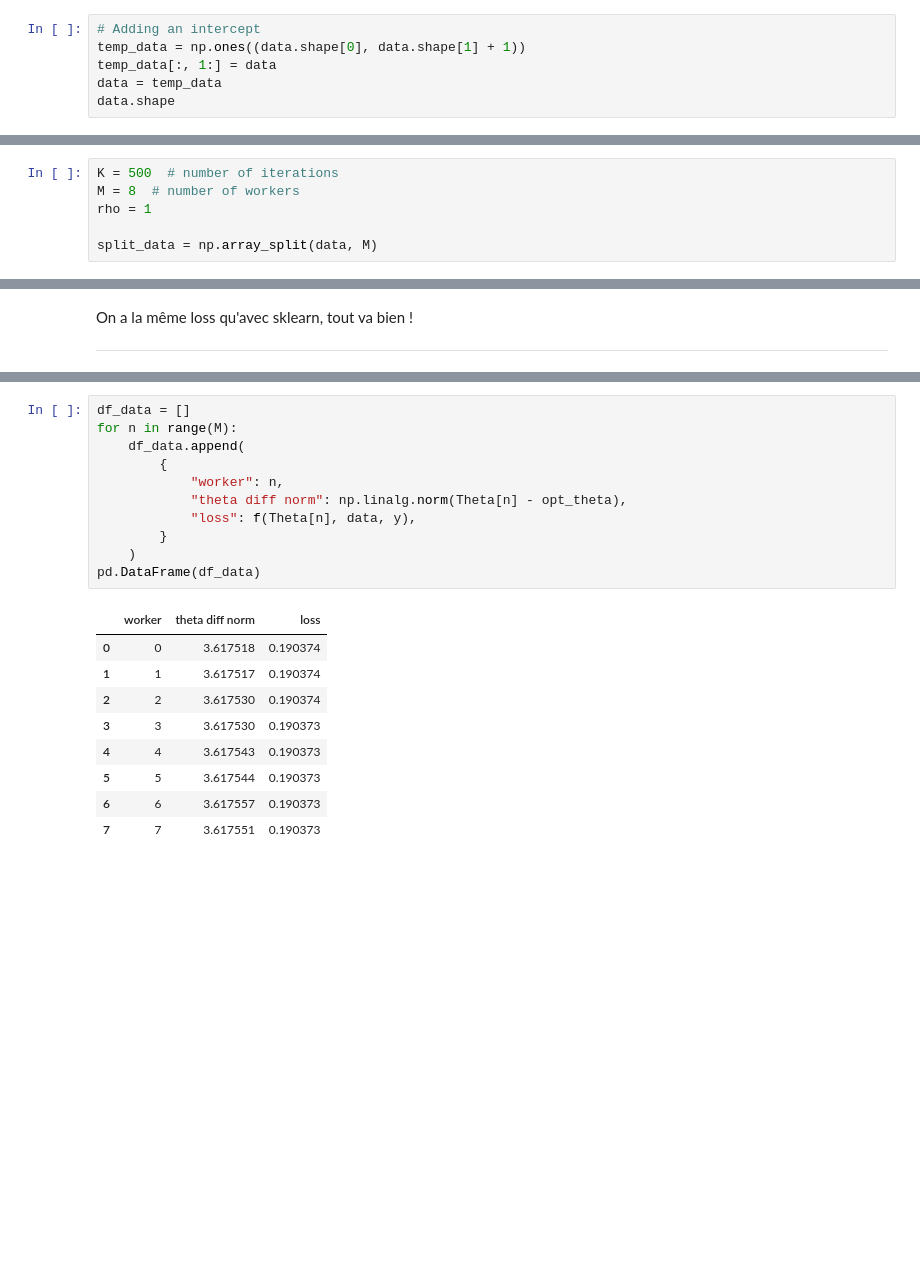
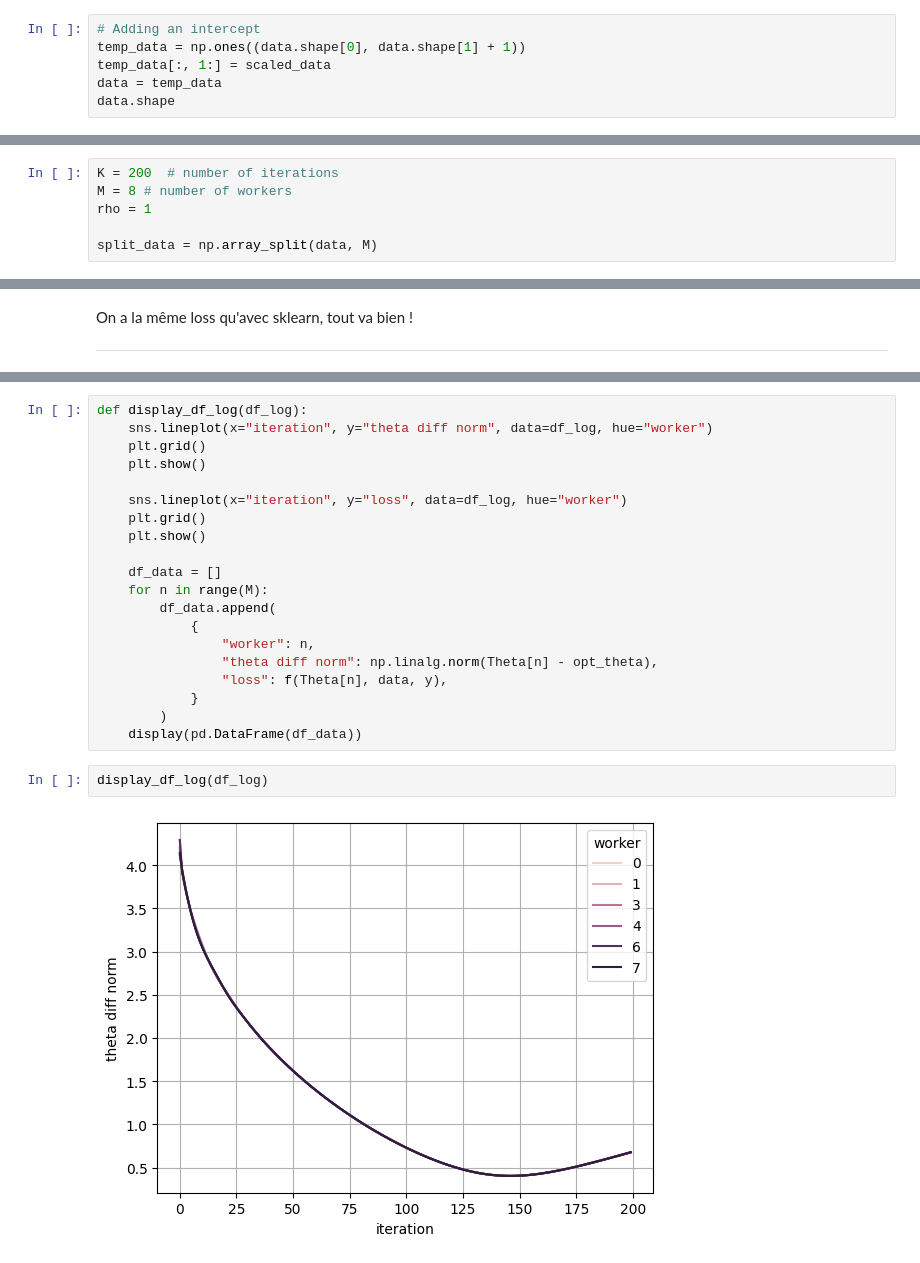
Before and after one commit to baptiste-pasquier/ensae-3a-gadmm, a Jupyter notebook: notebooks/GADMM.ipynb, the cells around one changed output, grey strips where cells are left out. Drawn from its saved outputs; the diff is of its cells as text; blank space fills up the shorter version.

```diff
--- a/notebooks/GADMM.ipynb
+++ b/notebooks/GADMM.ipynb
@@ -58,7 +59,7 @@ sns.lmplot(x="PC1", y="PC2", data=pca_df, hue="y", fit_reg=False, legend=True)
 # %%
 # Adding an intercept
 temp_data = np.ones((data.shape[0], data.shape[1] + 1))
-temp_data[:, 1:] = data
+temp_data[:, 1:] = scaled_data
 data = temp_data
 data.shape
 # %% [output]
@@ -100,8 +101,8 @@ loss
 # %% [markdown]
 ## GADMM not parallelized
 # %%
-K = 500  # number of iterations
-M = 8  # number of workers
+K = 200  # number of iterations
+M = 8 # number of workers
 rho = 1
 
 split_data = np.array_split(data, M)
@@ -260,21 +250,24 @@ array([ 4.99133386e+00, -2.97214427e+00, -7.44485422e-06, -1.54414145e+00,
 # %%
-df_data = []
-for n in range(M):
-    df_data.append(
-        {
-            "worker": n,
-            "theta diff norm": np.linalg.norm(Theta[n] - opt_theta),
-            "loss": f(Theta[n], data, y),
-        }
-    )
-pd.DataFrame(df_data)
+def display_df_log(df_log):
+    sns.lineplot(x="iteration", y="theta diff norm", data=df_log, hue="worker")
+    plt.grid()
+    plt.show()
+
+    sns.lineplot(x="iteration", y="loss", data=df_log, hue="worker")
+    plt.grid()
+    plt.show()
+
+    df_data = []
+    for n in range(M):
+        df_data.append(
+            {
+                "worker": n,
+                "theta diff norm": np.linalg.norm(Theta[n] - opt_theta),
+                "loss": f(Theta[n], data, y),
+            }
+        )
+    display(pd.DataFrame(df_data))
-# %% [output]
-|  | worker | theta diff norm | loss |
-| 0 | 0 | 3.617518 | 0.190374 |
-| 1 | 1 | 3.617517 | 0.190374 |
-| 2 | 2 | 3.617530 | 0.190374 |
-| 3 | 3 | 3.617530 | 0.190373 |
-| 4 | 4 | 3.617543 | 0.190373 |
-| 5 | 5 | 3.617544 | 0.190373 |
-| 6 | 6 | 3.617557 | 0.190373 |
-| 7 | 7 | 3.617551 | 0.190373 |
+# %%
+display_df_log(df_log)
+# %% [output]
+[figure, added]
```
Also changed, not shown: parts of 17 cells of this notebook.
